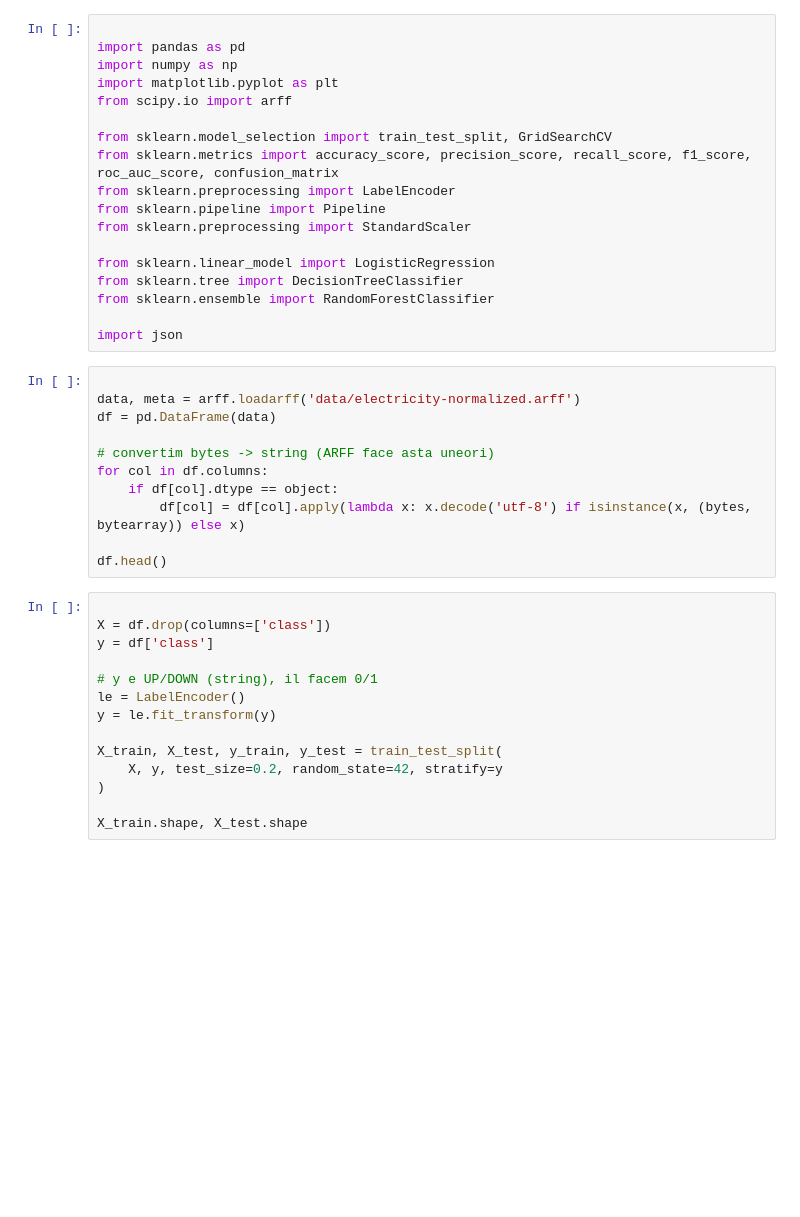
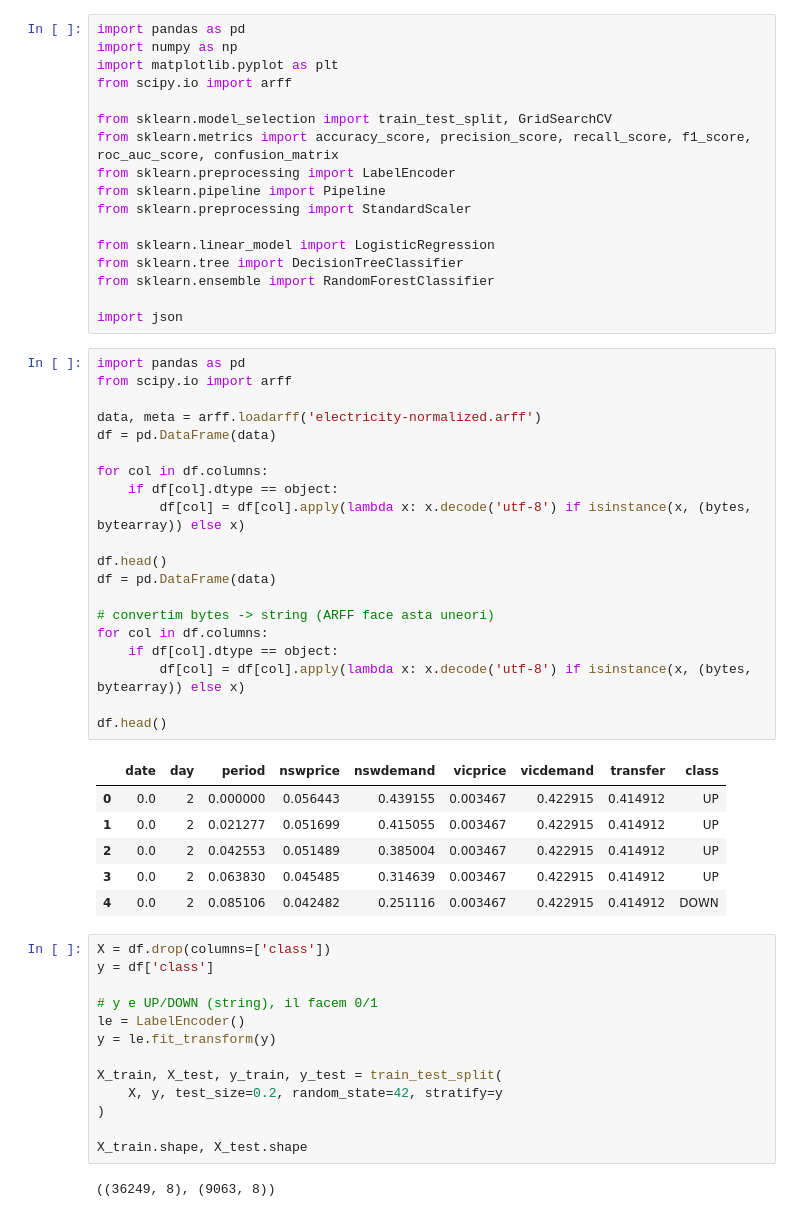
Before and after one commit to birisnicusor25/ProiectMLelectricity, a Jupyter notebook: models.ipynb, the cells around one changed output. Cells and saved outputs as stored; diff of their text form; blank space fills up the shorter version.

```diff
--- a/models.ipynb
+++ b/models.ipynb
@@ -1,5 +9,4 @@
 # %%
-
 import pandas as pd
 import numpy as np
 import matplotlib.pyplot as plt
@@ -17,18 +24,33 @@ from sklearn.ensemble import RandomForestClassifier
 
 import json
 # %%
+import pandas as pd
+from scipy.io import arff
 
-data, meta = arff.loadarff('data/electricity-normalized.arff')
+data, meta = arff.loadarff('electricity-normalized.arff')
+df = pd.DataFrame(data)
+
+for col in df.columns:
+    if df[col].dtype == object:
+        df[col] = df[col].apply(lambda x: x.decode('utf-8') if isinstance(x, (bytes, bytearray)) else x)
+
+df.head()
 df = pd.DataFrame(data)
 
 # convertim bytes -> string (ARFF face asta uneori)
 for col in df.columns:
     if df[col].dtype == object:
         df[col] = df[col].apply(lambda x: x.decode('utf-8') if isinstance(x, (bytes, bytearray)) else x)
 
 df.head()
+# %% [output]
+|  | date | day | period | nswprice | nswdemand | vicprice | vicdemand | transfer | class |
+| 0 | 0.0 | 2 | 0.000000 | 0.056443 | 0.439155 | 0.003467 | 0.422915 | 0.414912 | UP |
+| 1 | 0.0 | 2 | 0.021277 | 0.051699 | 0.415055 | 0.003467 | 0.422915 | 0.414912 | UP |
+| 2 | 0.0 | 2 | 0.042553 | 0.051489 | 0.385004 | 0.003467 | 0.422915 | 0.414912 | UP |
+| 3 | 0.0 | 2 | 0.063830 | 0.045485 | 0.314639 | 0.003467 | 0.422915 | 0.414912 | UP |
+| 4 | 0.0 | 2 | 0.085106 | 0.042482 | 0.251116 | 0.003467 | 0.422915 | 0.414912 | DOWN |
 # %%
-
 X = df.drop(columns=['class'])
 y = df['class']
 
@@ -41,3 +63,5 @@ X_train, X_test, y_train, y_test = train_test_split(
 )
 
 X_train.shape, X_test.shape
+# %% [output]
+((36249, 8), (9063, 8))
```
Also changed, not shown: parts of 13 cells of this notebook.
